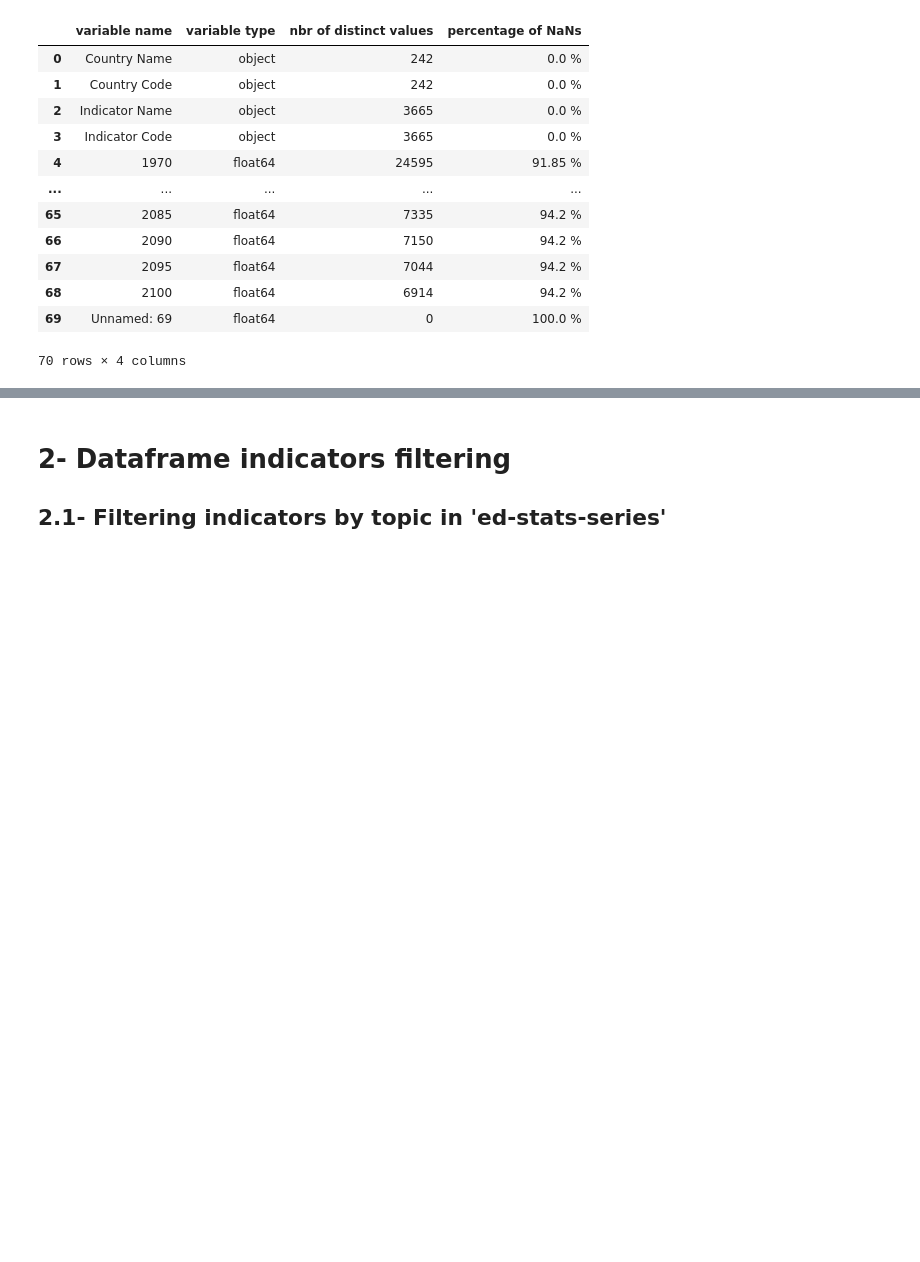
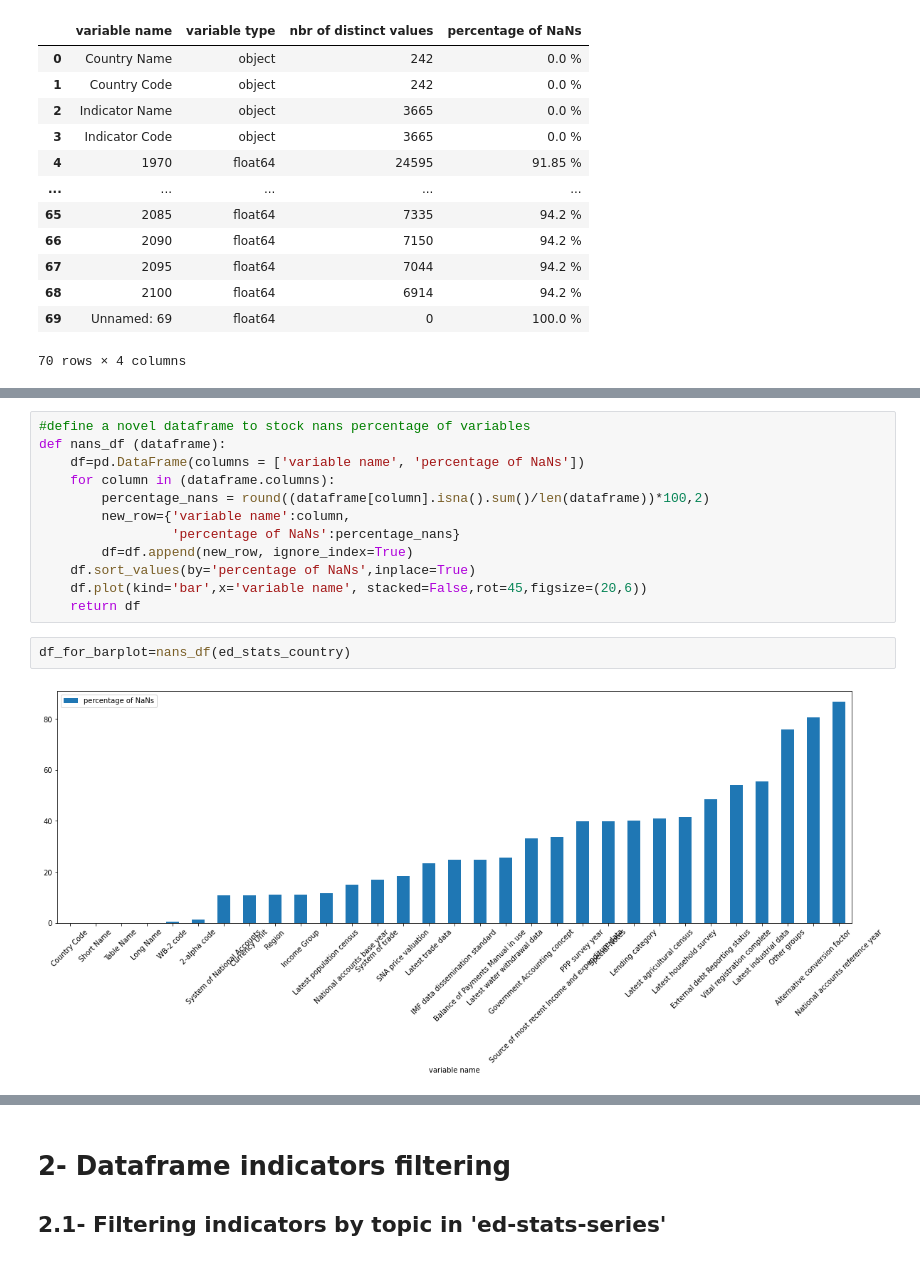
Before and after one commit to Soumaya-kh/P1_Academy, a Jupyter notebook: P2_01_notebook.ipynb, the cells around one changed output, grey strips where cells are left out. Drawn from its saved outputs; the diff is of its cells as text; blank space fills up the shorter version.

```diff
--- a/P2_01_notebook.ipynb
+++ b/P2_01_notebook.ipynb
@@ -129,0 +134,16 @@ variable_survey(ed_stats_data)
+# %%
+#define a novel dataframe to stock nans percentage of variables
+def nans_df (dataframe):
+    df=pd.DataFrame(columns = ['variable name', 'percentage of NaNs'])
+    for column in (dataframe.columns):
+        percentage_nans = round((dataframe[column].isna().sum()/len(dataframe))*100,2)
+        new_row={'variable name':column,
+                 'percentage of NaNs':percentage_nans}
+        df=df.append(new_row, ignore_index=True)
+    df.sort_values(by='percentage of NaNs',inplace=True)
+    df.plot(kind='bar',x='variable name', stacked=False,rot=45,figsize=(20,6))
+    return df
+# %%
+df_for_barplot=nans_df(ed_stats_country)
+# %% [output]
+[figure, added]
```
Also changed, not shown: parts of 29 cells of this notebook.
